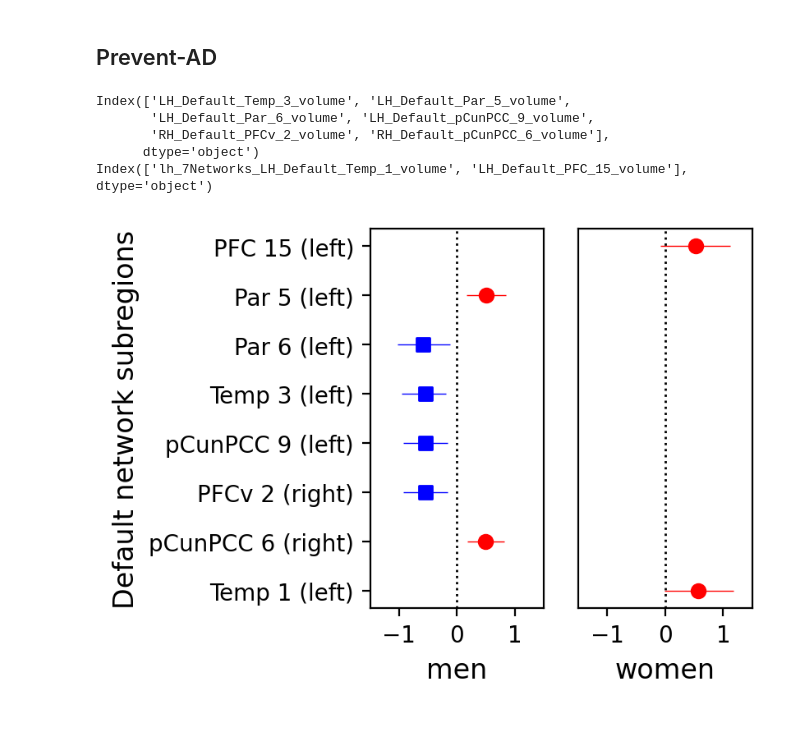
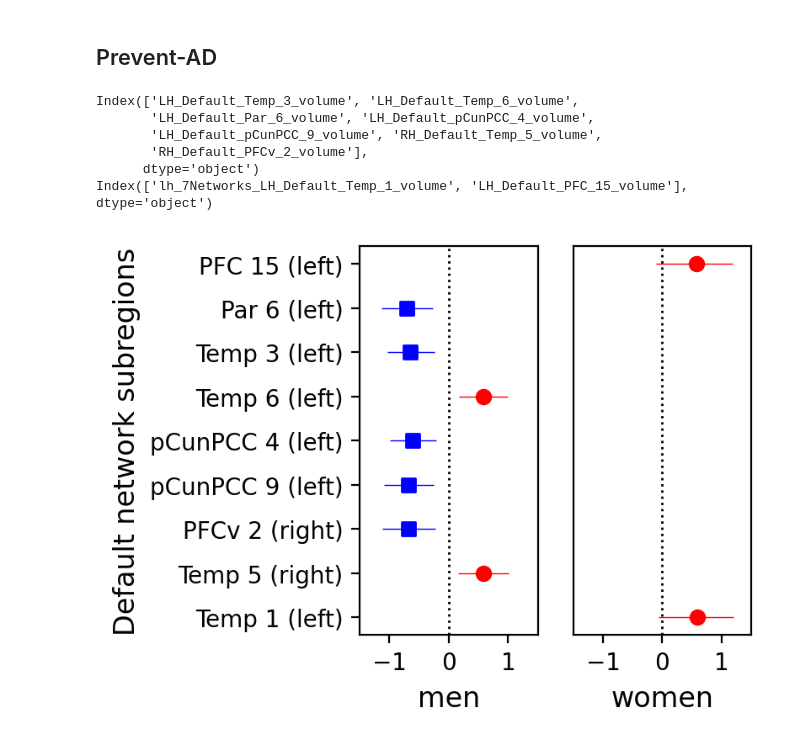
Before and after one commit to chloesavignac/PREVENTAD, a Jupyter notebook: 2025_Lineage_Classification.ipynb, the cells around one changed output. Saved outputs shown, nothing was run; the diff lists cells and outputs as text; code cells hidden in the pictures.

```diff
--- a/2025_Lineage_Classification.ipynb
+++ b/2025_Lineage_Classification.ipynb
@@ -138,8 +138,8 @@ warnings.simplefilter(action='ignore', category=UserWarning)
 # --------------------------------------------
 
 # Load permutation p-values
-all_pvals_f = pd.read_csv(f'{path}/prevent_ad_hc_all_pvals_f_1000_2025.csv', index_col=0)
-all_pvals_m = pd.read_csv(f'{path}/prevent_ad_hc_all_pvals_m_1000_2025.csv', index_col=0)
+all_pvals_f = pd.read_csv(f'{path}/prevent_ad_hc_all_pvals_f_1000_2026.csv', index_col=0)
+all_pvals_m = pd.read_csv(f'{path}/prevent_ad_hc_all_pvals_m_1000_2026.csv', index_col=0)
 
 # Threshold for significance masking
 for p_thresh in [0.20]:
@@ -150,12 +150,12 @@ for p_thresh in [0.20]:
     ax2 = fig.add_subplot(122)
 
     # -------- MALES --------
-    hc_m = pd.read_csv(f'{path}/all_coefs_males_prevent_AD_hc_2025.csv')
+    hc_m = pd.read_csv(f'{path}/all_coefs_males_prevent_AD_hc_2026.csv')
     mask_m, df_hc_m = make_mask(hc_m, all_pvals_m, p_thresh)
     inds_m = df_hc_m[mask_m].sort_index().index
 
     # -------- FEMALES --------
-    hc_f = pd.read_csv(f'{path}/all_coefs_females_prevent_AD_hc_2025.csv')
+    hc_f = pd.read_csv(f'{path}/all_coefs_females_prevent_AD_hc_2026.csv')
     mask_f, df_hc_f = make_mask(hc_f, all_pvals_f, p_thresh)
     inds_f = df_hc_f[mask_f].sort_index().index
 
@@ -229,8 +225,8 @@ col_DN = pd.read_csv(f'{path}/all_coefs_males_prevent_AD_dn_2025.csv',index_col=
 # --------------------------------------------
 
 # Load permutation p-values
-all_pvals_f = pd.read_csv(f'{path}/prevent_ad_dn_all_pvals_f_1000_2025.csv', index_col=0)
-all_pvals_m = pd.read_csv(f'{path}/prevent_ad_dn_all_pvals_m_1000_2025.csv', index_col=0)
+all_pvals_f = pd.read_csv(f'{path}/prevent_ad_dn_all_pvals_f_1000_2026.csv', index_col=0)
+all_pvals_m = pd.read_csv(f'{path}/prevent_ad_dn_all_pvals_m_1000_2026.csv', index_col=0)
 
 # Threshold for significance masking
 for p_thresh in [0.20]:
@@ -241,12 +237,12 @@ for p_thresh in [0.20]:
     ax2 = fig.add_subplot(122)
 
     # -------- MALES --------
-    dn_m = pd.read_csv(f'{path}/all_coefs_males_prevent_AD_dn_2025.csv')
+    dn_m = pd.read_csv(f'{path}/all_coefs_males_prevent_AD_dn_2026.csv')
     mask_m, df_dn_m = make_mask(dn_m, all_pvals_m, p_thresh)
     inds_m = df_dn_m[mask_m].sort_index().index
 
     # -------- FEMALES --------
-    dn_f = pd.read_csv(f'{path}/all_coefs_females_prevent_AD_dn_2025.csv')
+    dn_f = pd.read_csv(f'{path}/all_coefs_females_prevent_AD_dn_2026.csv')
     mask_f, df_dn_f = make_mask(dn_f, all_pvals_f, p_thresh)
     inds_f = df_dn_f[mask_f].sort_index().index
 
@@ -266,34 +262,35 @@ for p_thresh in [0.20]:
     ax2.set_ylabel('')
 
     # Clean and relabel y-axis tick labels for default network subregions
     labels = [label.get_text() for label in ax1.get_yticklabels()]
     cleaned_labels = []
 
     for label in labels:
         label = label.replace('lh_7Networks_LH_Default_Temp_1_volume', 'LH_Default_Temp_1_volume')
         label = label.replace('LH', 'left').replace('RH', 'right')
         parts = label.split('_')[:-1]
         if len(parts) >= 4:
             name = f"{parts[2]}_{parts[3]}_({parts[0]})"
             name = name.replace('_', ' ')
             cleaned_labels.append(name)
         else:
             cleaned_labels.append(label)  # fallback if unexpected format
 
     ax1.set_yticklabels(cleaned_labels)
     ax1.set_xlim(-1.5, 1.5)
     ax2.set_xlim(-1.5, 1.5)
     ax1.axvline(x=0, color='black', linestyle=':', linewidth=1)
     ax2.axvline(x=0, color='black', linestyle=':', linewidth=1)
 
     # Save and show plot
     plt.savefig(f'{date}/permutation_masked_dn_mat_pat_males_females_prevent_ad_{p_thresh}.svg', dpi=200, bbox_inches='tight')
     plt.show()
     plt.close()
 # %% [output]
-Index(['LH_Default_Temp_3_volume', 'LH_Default_Par_5_volume',
-       'LH_Default_Par_6_volume', 'LH_Default_pCunPCC_9_volume',
-       'RH_Default_PFCv_2_volume', 'RH_Default_pCunPCC_6_volume'],
+Index(['LH_Default_Temp_3_volume', 'LH_Default_Temp_6_volume',
+       'LH_Default_Par_6_volume', 'LH_Default_pCunPCC_4_volume',
+       'LH_Default_pCunPCC_9_volume', 'RH_Default_Temp_5_volume',
+       'RH_Default_PFCv_2_volume'],
       dtype='object')
 Index(['lh_7Networks_LH_Default_Temp_1_volume', 'LH_Default_PFC_15_volume'], dtype='object')
-[figure, old version]
+[figure, new version]
```
Also changed, not shown: parts of 2 cells of this notebook, 17 other files.
